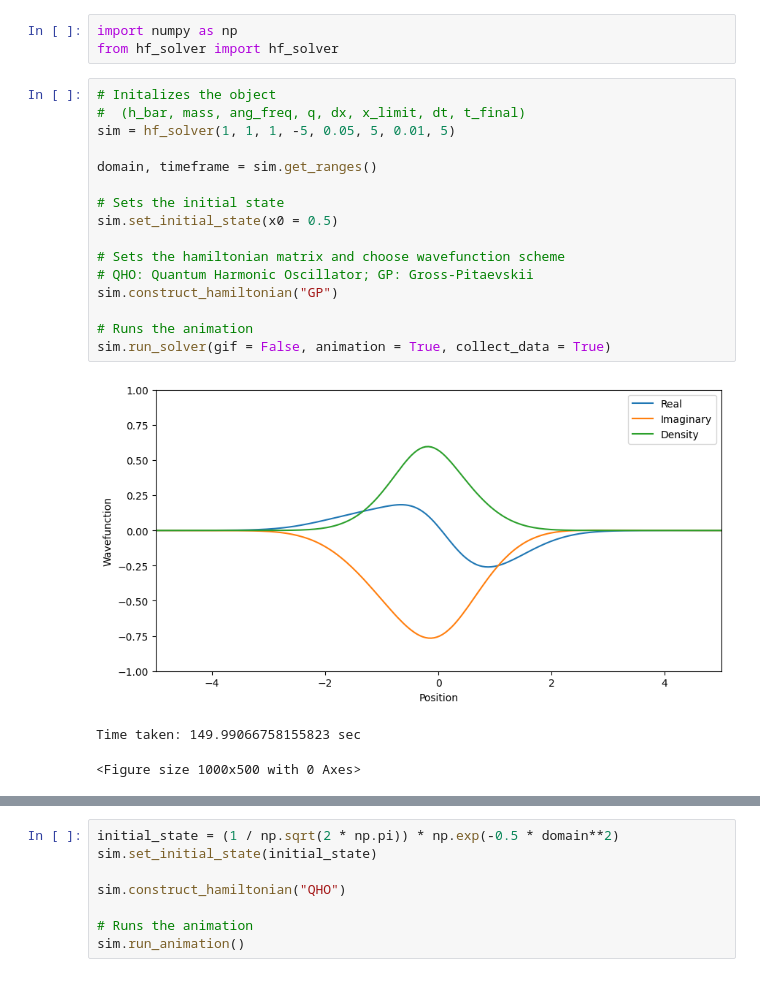
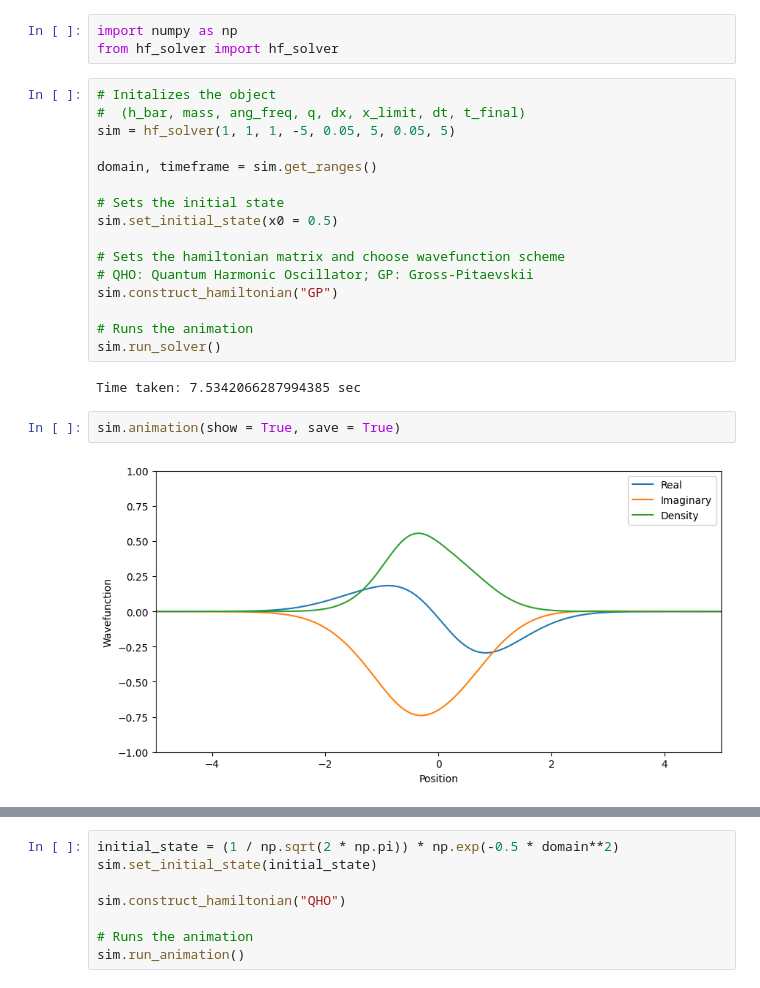
Before and after one commit to ascsn/wavefunction-dimensionality-reduction, a Jupyter notebook: high_fidelity/hf_solver_demo.ipynb, the cells around one changed output, grey strips where cells are left out. Saved outputs shown, nothing was run; the diff lists cells and outputs as text.

```diff
--- a/high_fidelity/hf_solver_demo.ipynb
+++ b/high_fidelity/hf_solver_demo.ipynb
@@ -4,7 +4,7 @@ from hf_solver import hf_solver
 # %%
 # Initalizes the object
 #  (h_bar, mass, ang_freq, q, dx, x_limit, dt, t_final)
-sim = hf_solver(1, 1, 1, -5, 0.05, 5, 0.01, 5)
+sim = hf_solver(1, 1, 1, -5, 0.05, 5, 0.05, 5)
 
 domain, timeframe = sim.get_ranges()
 
@@ -16,8 +16,10 @@ sim.set_initial_state(x0 = 0.5)
 sim.construct_hamiltonian("GP")
 
 # Runs the animation
-sim.run_solver(gif = False, animation = True, collect_data = True)
+sim.run_solver()
 # %% [output]
-[figure, removed]
-Time taken: 149.99066758155823 sec
+Time taken: 7.5342066287994385 sec
-<Figure size 1000x500 with 0 Axes>
+# %%
+sim.animation(show = True, save = True)
+# %% [output]
+[figure, added]
```
Also changed, not shown: parts of 4 cells of this notebook, 1 other file.
